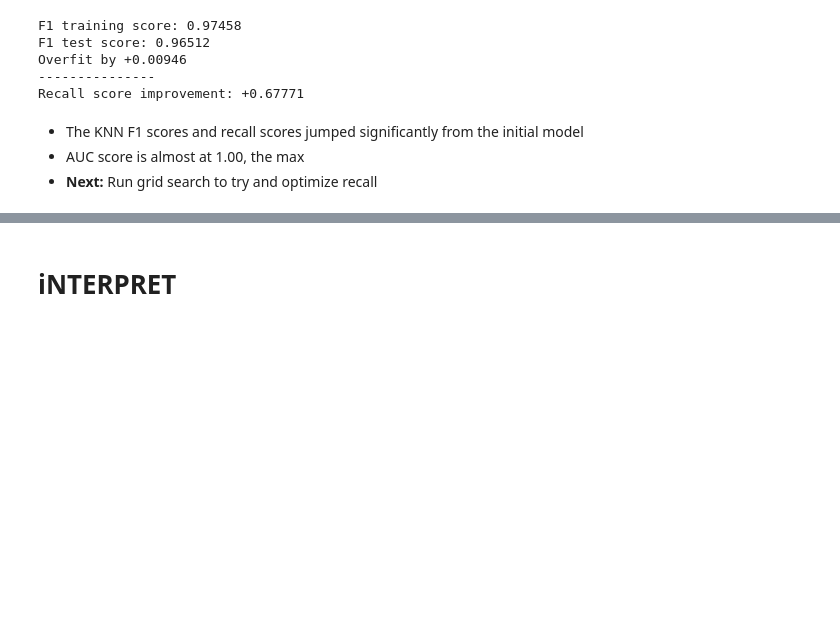
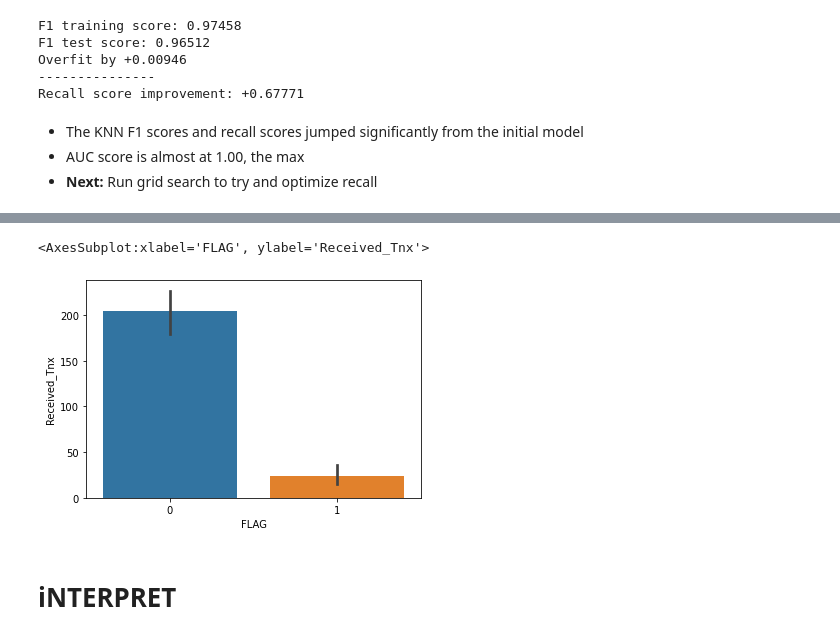
Before and after one commit to kuninethan95/OSEMN, a Jupyter notebook: index_OSEMN.ipynb, the cells around one changed output, grey strips where cells are left out. Saved outputs shown, nothing was run; the diff lists cells and outputs as text; code cells hidden in the pictures; blank space fills up the shorter version.

```diff
--- a/index_OSEMN.ipynb
+++ b/index_OSEMN.ipynb
@@ -1252,2 +1287,7 @@ pd.DataFrame(knn_grid_search.cv_results_)
+# %%
+sns.barplot(data=df, y='Received_Tnx', x='FLAG')
+# %% [output]
+<AxesSubplot:xlabel='FLAG', ylabel='Received_Tnx'>
+[figure, added]
 # %% [markdown]
 # iNTERPRET
```
Also changed, not shown: parts of 41 cells of this notebook.
